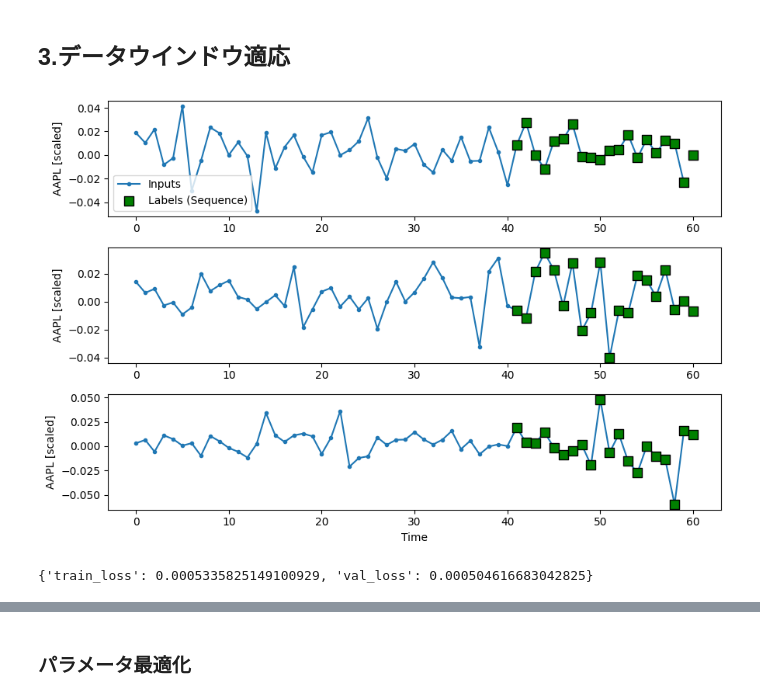
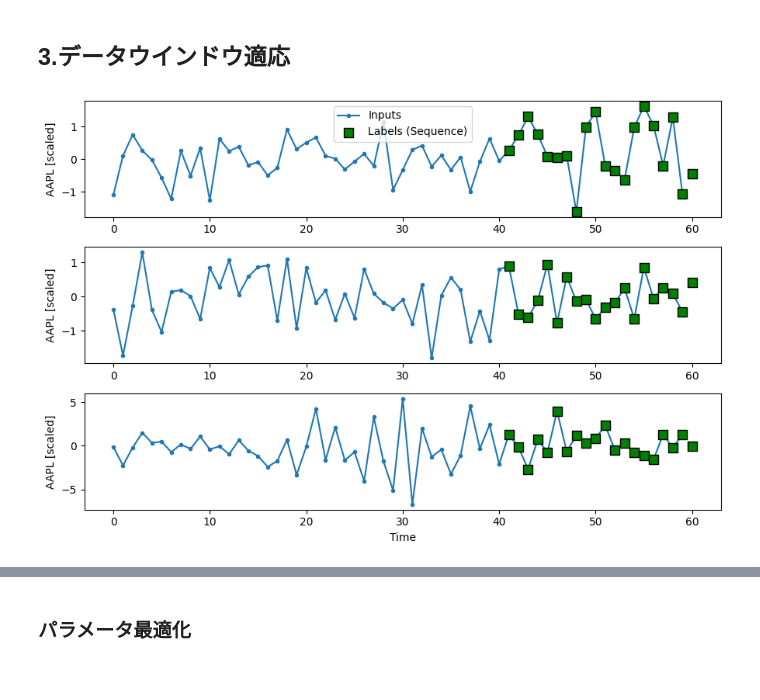
Before and after one commit to LABO-M/DreamingLearning, a Jupyter notebook: code/demo.ipynb, the cells around one changed output, grey strips where cells are left out. Saved outputs shown, nothing was run; the diff lists cells and outputs as text; code cells hidden in the pictures.

Commit message:
Add DataWindow Learning Parameter Tuning

```diff
--- a/code/demo.ipynb
+++ b/code/demo.ipynb
@@ -1027,34 +1027,42 @@ df = pd.read_csv('../data/100stock_data.csv')
 # date列を削除
 df = df.drop(columns=['date'])
 # 対数収益
 prices = df.astype(float).values
 logret = pd.DataFrame(np.diff(np.log(prices), axis=0))        # [L-1, 100]
 logret.columns = df.columns
 
 train_size = len(logret)*0.6
 val_size = len(logret)*0.2
 test_size = len(logret)*0.2
 
 train_df = logret.iloc[:int(train_size)]
 val_df = logret.iloc[int(train_size):int(train_size+val_size)]
 test_df = logret.iloc[int(train_size+val_size):]
 
+#trainの平均、標準偏差で正規化
+mean = train_df.mean(axis=0)
+std = train_df.std(axis=0)
+
+train_df = (train_df - mean) / std
+val_df = (val_df - mean) / std
+test_df = (test_df - mean) / std
+
 window = DataWindowPyTorch(
     input_width=60,
     label_width=20,
     shift=1,
     label_columns=[df.columns[0]],  # ターゲット列
     batch_size=32,
     train_df=train_df,
     val_df=val_df,
     test_df=test_df
 )
 
 
 
 window.plot(plot_col=df.columns[0], max_subplots=3)
 # %% [output]
-[figure, old version]
+[figure, new version]
 # %%
 import torch
 from utils.models import LSTMWindowModel
@@ -1090,9 +1098,11 @@ trainer = DreamingTrainer(
     mixed_precision=True,
 )
 # %%
-trainer.train_epoch(train_loader=window.train, val_loader=window.val, epoch=500)
+for epoch in range(20):
+    if epoch == 10:              # 後半でオン
+        trainer.dream_weight = 0.2
+        trainer.dream_noise_std = 0.01
+    trainer.train_epoch(train_loader=window.train, val_loader=window.val, epoch=epoch+1)
-# %% [output]
-{'train_loss': 0.0005335825149100929, 'val_loss': 0.000504616683042825}
 # %%
 # utils_predict_plot.py
 import math
```
Also changed, not shown: parts of 7 cells of this notebook, 5 other files.
